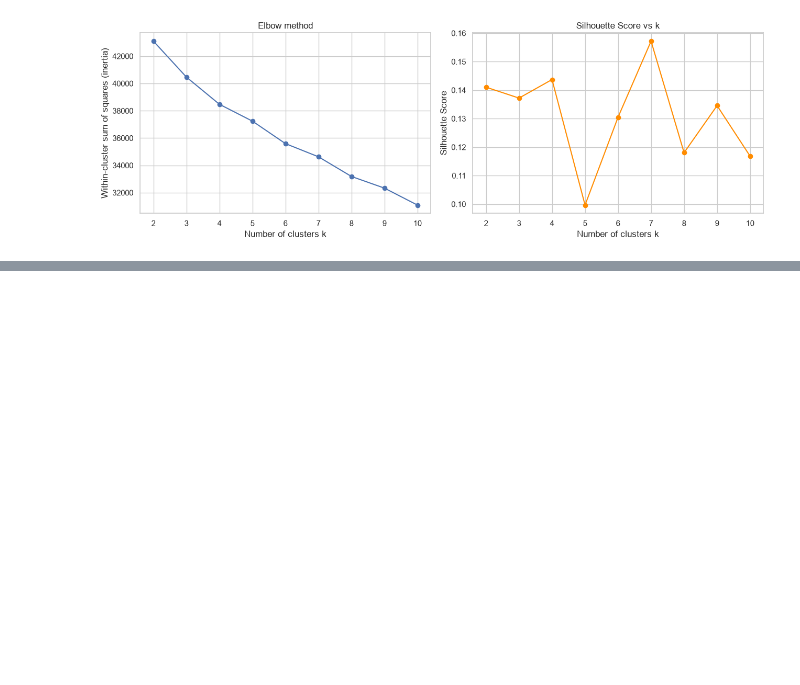
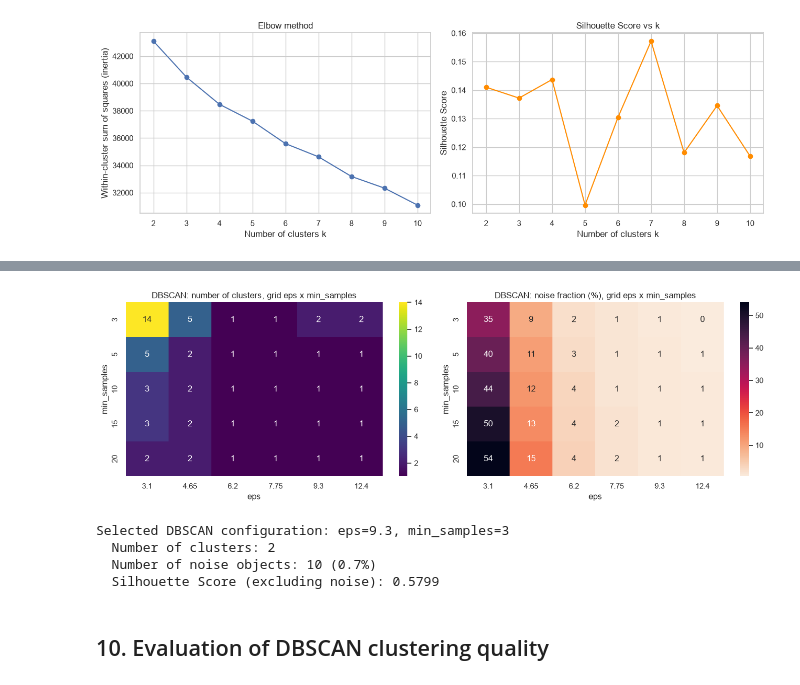
Before and after one commit to anuri-el/Machine-Learning-Technologies, a Jupyter notebook: l5_clustering.ipynb, the cells around one changed output, grey strips where cells are left out. Drawn from its saved outputs; the diff is of its cells as text; code cells hidden in the pictures; blank space fills up the shorter version.

```diff
--- a/l5_clustering.ipynb
+++ b/l5_clustering.ipynb
@@ -238,0 +361,27 @@ y_norm = (inertia_vals - inertia_vals.min()) / (inertia_vals.max() - inertia_val
+# %%
+eps_values =[round(suggested_eps * m, 2) for m in [0.5, 0.75, 1.0, 1.25, 1.5, 2.0]]
+min_samples_values = [3, 5, 10, 15, 20]
+
+dbscan_grid_results = []
+dbscan_models = {}
+for eps in eps_values:
+    for ms in min_samples_values:
+        model = DBSCAN(eps=eps, min_samples=ms)
+        labels = model.fit_predict(X_scaled)
+        n_clusters = len(set(labels)) - (1 if -1 in labels else 0)
+        n_noise = int(np.sum(labels == -1))
+        noise_pct = n_noise / len(labels) * 100
+
+        if n_clusters >= 2 and n_noise < len(labels):
+            mask = labels != -1
+            sil = silhouette_score(X_scaled[mask], labels[mask]) if len(set(labels[mask])) >= 2 else np.nan
+        else:
+            sil = np.nan
+
+        dbscan_models[(eps, ms)] = model
+        dbscan_grid_results.append({'eps': eps, 'min_samples': ms, 'n_clusters': n_clusters,
+                                        'n_noise': n_noise, 'noise_pct': round(noise_pct, 1),
+                                        'silhouette_no_noise': sil})
+
+dbscan_grid_df = pd.DataFrame(dbscan_grid_results)
+dbscan_grid_df
@@ -238,0 +406,40 @@ y_norm = (inertia_vals - inertia_vals.min()) / (inertia_vals.max() - inertia_val
+# %%
+pivot_nclusters = dbscan_grid_df.pivot(index='min_samples', columns='eps', values='n_clusters')
+pivot_noise = dbscan_grid_df.pivot(index='min_samples', columns='eps', values='noise_pct')
+
+fig, axes = plt.subplots(1, 2, figsize=(14, 4.5))
+sns.heatmap(pivot_nclusters, annot=True, fmt='.0f', cmap='viridis', ax=axes[0])
+axes[0].set_title('DBSCAN: number of clusters, grid eps x min_samples')
+
+sns.heatmap(pivot_noise, annot=True, fmt='.0f', cmap='rocket_r', ax=axes[1])
+axes[1].set_title('DBSCAN: noise fraction (%), grid eps x min_samples')
+
+plt.tight_layout()
+plt.show()
+# %% [output]
+[figure, added]
+# %%
+valid_configs = dbscan_grid_df[(dbscan_grid_df['n_clusters'] >= 2) &
+                                      (dbscan_grid_df['n_clusters'] <= 10) &
+                                      (dbscan_grid_df['noise_pct'] < 40) &
+                                      (dbscan_grid_df['silhouette_no_noise'].notna())]
+
+best_dbscan_row = valid_configs.loc[valid_configs['silhouette_no_noise'].idxmax()]
+
+best_eps = best_dbscan_row['eps']
+best_min_samples = int(best_dbscan_row['min_samples'])
+
+print(f"Selected DBSCAN configuration: eps={best_eps}, min_samples={best_min_samples}")
+print(f"  Number of clusters: {int(best_dbscan_row['n_clusters'])}")
+print(f"  Number of noise objects: {int(best_dbscan_row['n_noise'])} ({best_dbscan_row['noise_pct']:.1f}%)")
+print(f"  Silhouette Score (excluding noise): {best_dbscan_row['silhouette_no_noise']:.4f}")
+
+dbscan_final = dbscan_models[(best_eps, best_min_samples)]
+dbscan_labels = dbscan_final.labels_
+# %% [output]
+Selected DBSCAN configuration: eps=9.3, min_samples=3
+  Number of clusters: 2
+  Number of noise objects: 10 (0.7%)
+  Silhouette Score (excluding noise): 0.5799
+# %% [markdown]
+## 10. Evaluation of DBSCAN clustering quality
```
Also changed, not shown: parts of 28 cells of this notebook.
